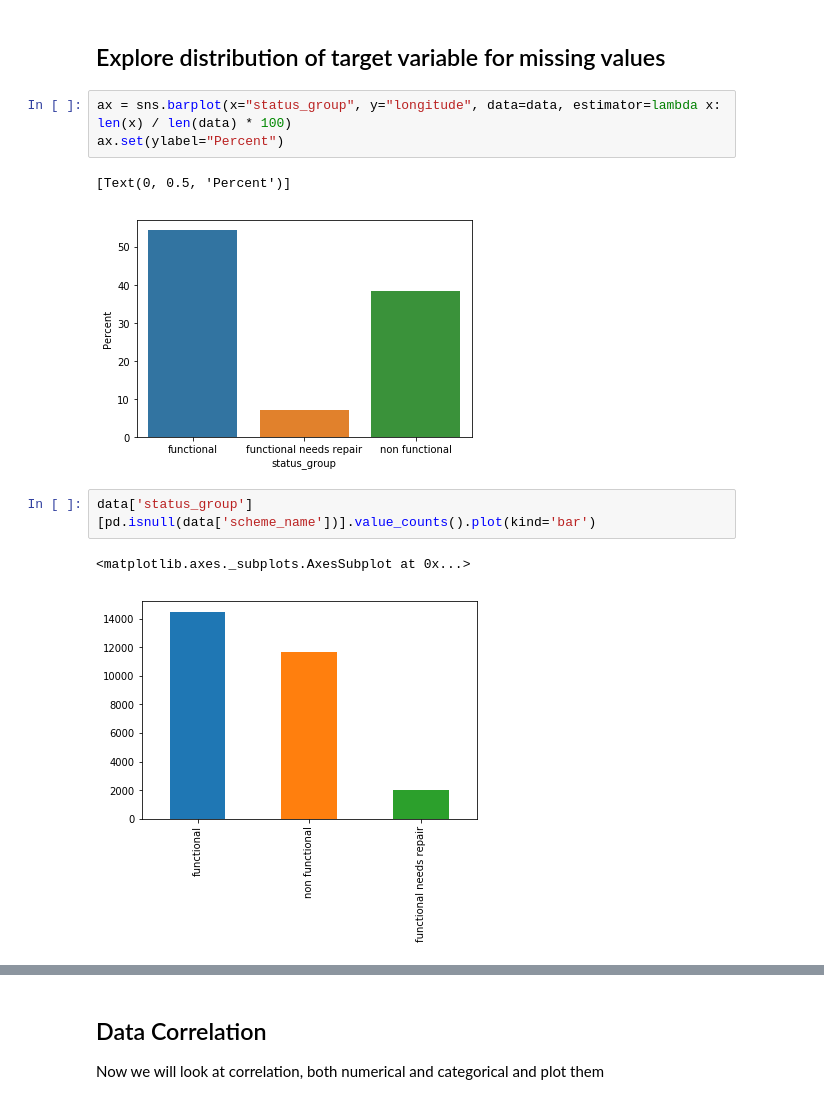
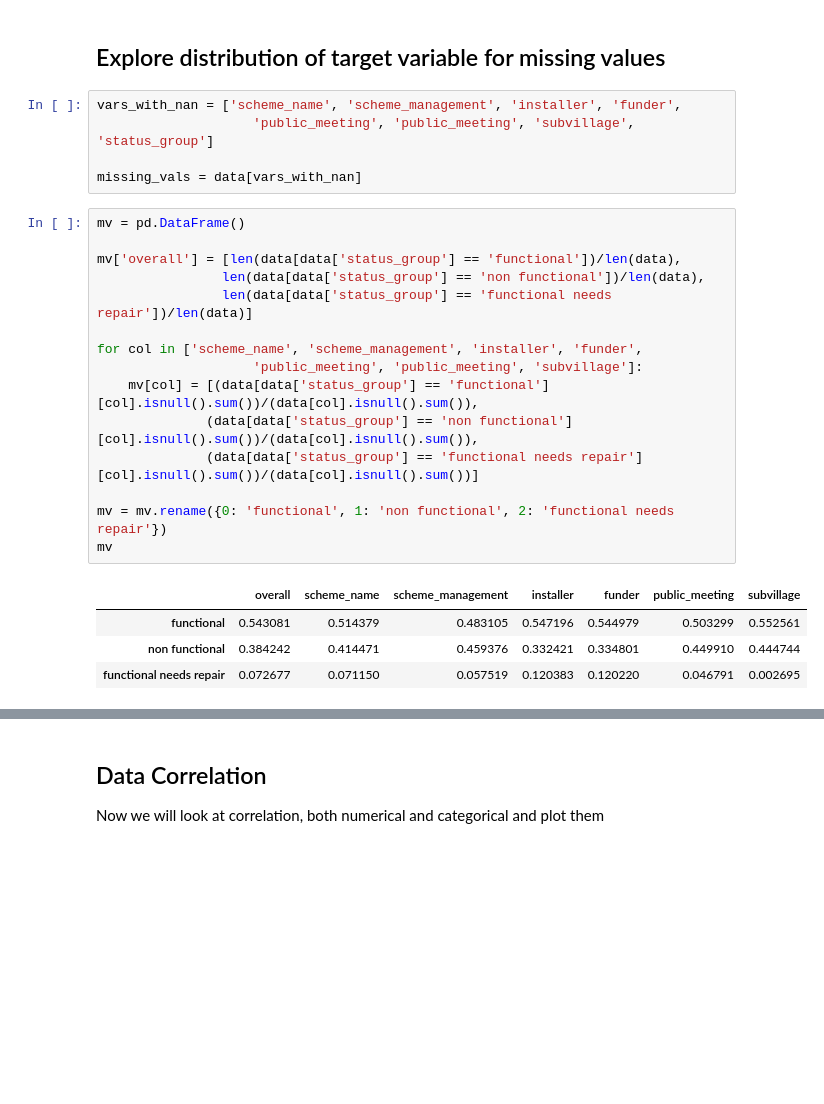
Before and after one commit to f-loguercio/ML_pump_it_up, a Jupyter notebook: ML_water_explore.ipynb, the cells around one changed output, grey strips where cells are left out. Cells and saved outputs as stored; diff of their text form; blank space fills up the shorter version.

```diff
--- a/ML_water_explore.ipynb
+++ b/ML_water_explore.ipynb
@@ -170,14 +178,28 @@ data['status_group'].value_counts().plot(kind='bar')
 [figure]
 # %% [markdown]
 ## Explore distribution of target variable for missing values
-# %%
-ax = sns.barplot(x="status_group", y="longitude", data=data, estimator=lambda x: len(x) / len(data) * 100)
-ax.set(ylabel="Percent")
-# %% [output]
-[Text(0, 0.5, 'Percent')]
-[figure, removed]
-# %%
-data['status_group'][pd.isnull(data['scheme_name'])].value_counts().plot(kind='bar')
-# %% [output]
-<matplotlib.axes._subplots.AxesSubplot at 0x...>
-[figure, removed]
+# %%
+vars_with_nan = ['scheme_name', 'scheme_management', 'installer', 'funder',
+                    'public_meeting', 'public_meeting', 'subvillage', 'status_group']
+
+missing_vals = data[vars_with_nan]
+# %%
+mv = pd.DataFrame()
+
+mv['overall'] = [len(data[data['status_group'] == 'functional'])/len(data),
+                len(data[data['status_group'] == 'non functional'])/len(data),
+                len(data[data['status_group'] == 'functional needs repair'])/len(data)]
+
+for col in ['scheme_name', 'scheme_management', 'installer', 'funder',
+                    'public_meeting', 'public_meeting', 'subvillage']:
+    mv[col] = [(data[data['status_group'] == 'functional'][col].isnull().sum())/(data[col].isnull().sum()),
+              (data[data['status_group'] == 'non functional'][col].isnull().sum())/(data[col].isnull().sum()),
+              (data[data['status_group'] == 'functional needs repair'][col].isnull().sum())/(data[col].isnull().sum())]
+
+mv = mv.rename({0: 'functional', 1: 'non functional', 2: 'functional needs repair'})
+mv
+# %% [output]
+|  | overall | scheme_name | scheme_management | installer | funder | public_meeting | subvillage |
+| functional | 0.543081 | 0.514379 | 0.483105 | 0.547196 | 0.544979 | 0.503299 | 0.552561 |
+| non functional | 0.384242 | 0.414471 | 0.459376 | 0.332421 | 0.334801 | 0.449910 | 0.444744 |
+| functional needs repair | 0.072677 | 0.071150 | 0.057519 | 0.120383 | 0.120220 | 0.046791 | 0.002695 |
```
Also changed, not shown: parts of 6 cells of this notebook.
